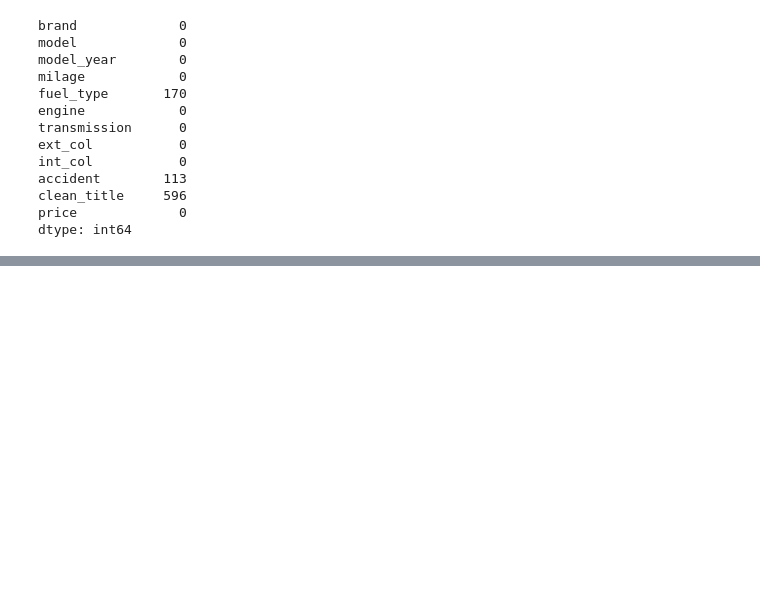
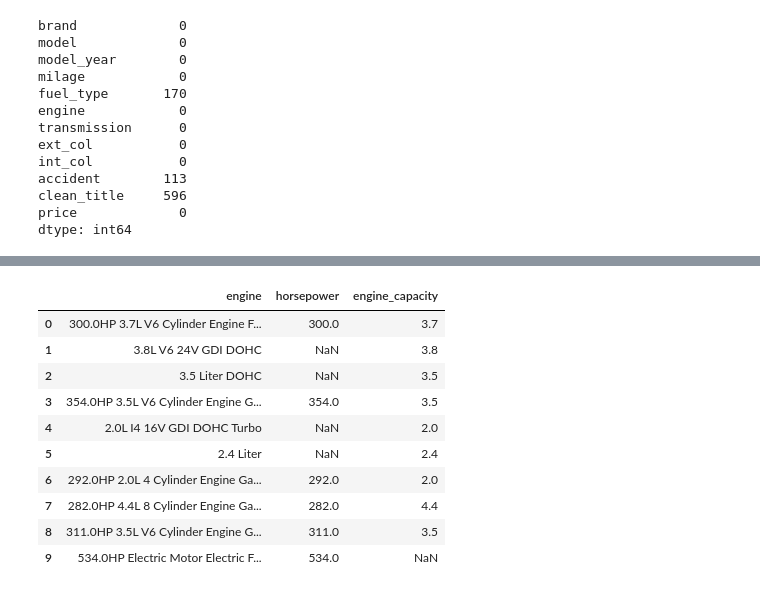
Before and after one commit to rupeshbug/end-to-end-used-car-price-ml-project, a Jupyter notebook: notebook/1. EDA.ipynb, the cells around one changed output, grey strips where cells are left out. Saved outputs shown, nothing was run; the diff lists cells and outputs as text; code cells hidden in the pictures; blank space fills up the shorter version.

```diff
--- a/notebook/1. EDA.ipynb
+++ b/notebook/1. EDA.ipynb
@@ -74,0 +198,20 @@ dtype: int64
+# %%
+# Extract horsepower (e.g., "354.0HP" → 354.0)
+df['horsepower'] = df['engine'].str.extract(r'(\d+\.?\d*)\s*HP', expand=False).astype(float)
+
+# Extract engine capacity (e.g., "3.5L" or "3 L" → 3.5)
+df['engine_capacity'] = df['engine'].str.extract(r'(\d+\.\d+|\d+)\s*[lL]', expand=False).astype(float)
+# %%
+df[['engine', 'horsepower', 'engine_capacity']].head(10)
+# %% [output]
+|  | engine | horsepower | engine_capacity |
+| 0 | 300.0HP 3.7L V6 Cylinder Engine F... | 300.0 | 3.7 |
+| 1 | 3.8L V6 24V GDI DOHC | NaN | 3.8 |
+| 2 | 3.5 Liter DOHC | NaN | 3.5 |
+| 3 | 354.0HP 3.5L V6 Cylinder Engine G... | 354.0 | 3.5 |
+| 4 | 2.0L I4 16V GDI DOHC Turbo | NaN | 2.0 |
+| 5 | 2.4 Liter | NaN | 2.4 |
+| 6 | 292.0HP 2.0L 4 Cylinder Engine Ga... | 292.0 | 2.0 |
+| 7 | 282.0HP 4.4L 8 Cylinder Engine Ga... | 282.0 | 4.4 |
+| 8 | 311.0HP 3.5L V6 Cylinder Engine G... | 311.0 | 3.5 |
+| 9 | 534.0HP Electric Motor Electric F... | 534.0 | NaN |
```
Also changed, not shown: parts of 25 cells of this notebook.
